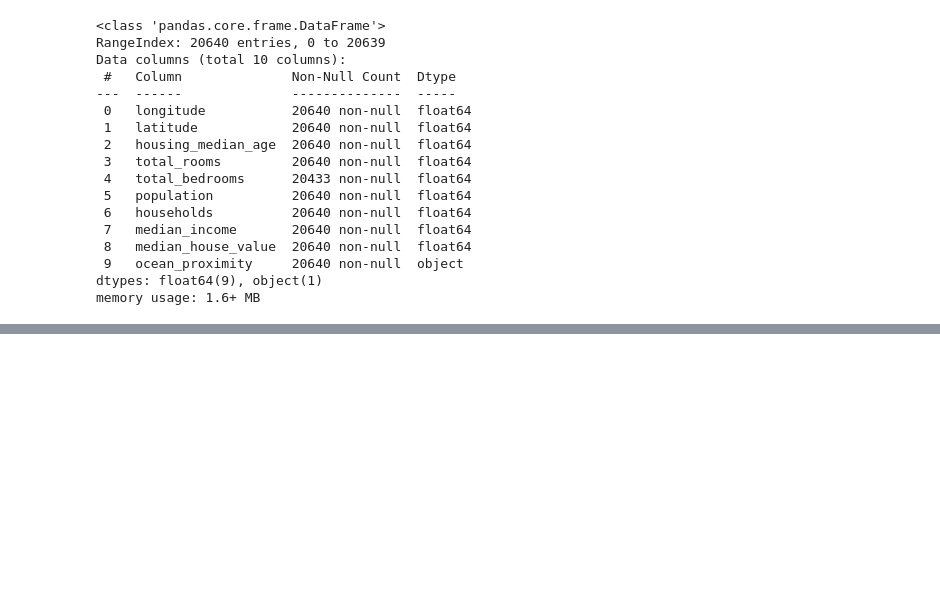
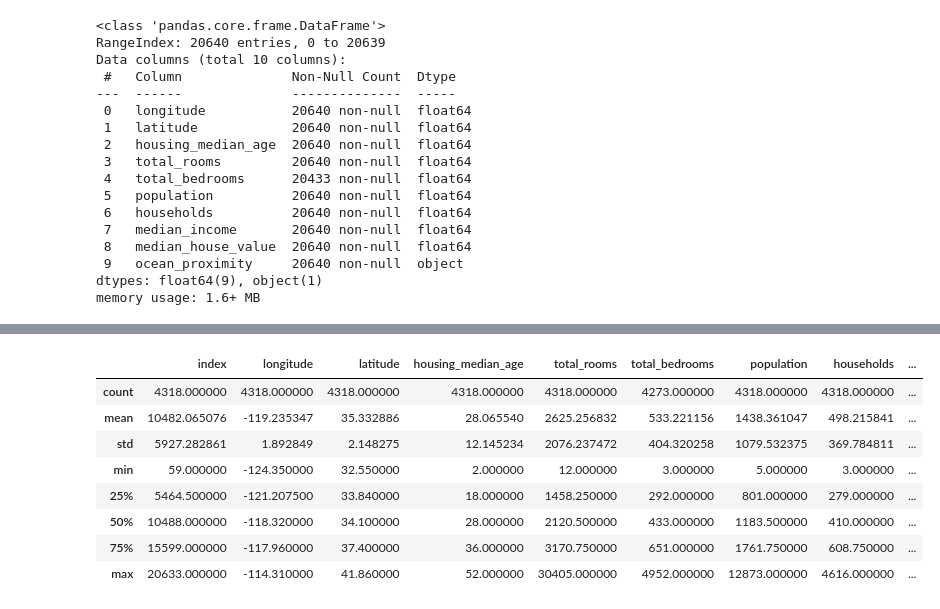
Before and after one commit to raghavmayank/ML, a Jupyter notebook: notebook.ipynb, the cells around one changed output, grey strips where cells are left out. Saved outputs shown, nothing was run; the diff lists cells and outputs as text; code cells hidden in the pictures; blank space fills up the shorter version.

```diff
--- a/notebook.ipynb
+++ b/notebook.ipynb
@@ -40,0 +103,29 @@ fatal: not a git repository (or any of the parent directories): .git
+# %%
+from zlib import crc32
+
+def is_id_in_test_set(identifier, test_ratio):
+    return crc32(np.int64(identifier)) < test_ratio * 2**32
+
+def split_data_with_id_hash(data, test_ratio, id_column):
+    ids = data[id_column]
+    in_test_set = ids.apply(lambda id_: is_id_in_test_set(id_, test_ratio))
+    return data.loc[~in_test_set], data.loc[in_test_set]
+# %%
+housing_with_id = housing.reset_index()  # adds an `index` column
+train_set, test_set = split_data_with_id_hash(housing_with_id, 0.2, "index")
+# %%
+housing_with_id["id"] = housing["longitude"] * 1000 + housing["latitude"]
+train_set, test_set = split_data_with_id_hash(housing_with_id, 0.2, "id")
+# %%
+train_set.describe()
+test_set.describe()
+# %% [output]
+|  | index | longitude | latitude | housing_median_age | total_rooms | total_bedrooms | population | households | ... |
+| count | 4318.000000 | 4318.000000 | 4318.000000 | 4318.000000 | 4318.000000 | 4273.000000 | 4318.000000 | 4318.000000 | ... |
+| mean | 10482.065076 | -119.235347 | 35.332886 | 28.065540 | 2625.256832 | 533.221156 | 1438.361047 | 498.215841 | ... |
+| std | 5927.282861 | 1.892849 | 2.148275 | 12.145234 | 2076.237472 | 404.320258 | 1079.532375 | 369.784811 | ... |
+| min | 59.000000 | -124.350000 | 32.550000 | 2.000000 | 12.000000 | 3.000000 | 5.000000 | 3.000000 | ... |
+| 25% | 5464.500000 | -121.207500 | 33.840000 | 18.000000 | 1458.250000 | 292.000000 | 801.000000 | 279.000000 | ... |
+| 50% | 10488.000000 | -118.320000 | 34.100000 | 28.000000 | 2120.500000 | 433.000000 | 1183.500000 | 410.000000 | ... |
+| 75% | 15599.000000 | -117.960000 | 37.400000 | 36.000000 | 3170.750000 | 651.000000 | 1761.750000 | 608.750000 | ... |
+| max | 20633.000000 | -114.310000 | 41.860000 | 52.000000 | 30405.000000 | 4952.000000 | 12873.000000 | 4616.000000 | ... |
```
Also changed, not shown: parts of 9 cells of this notebook.
